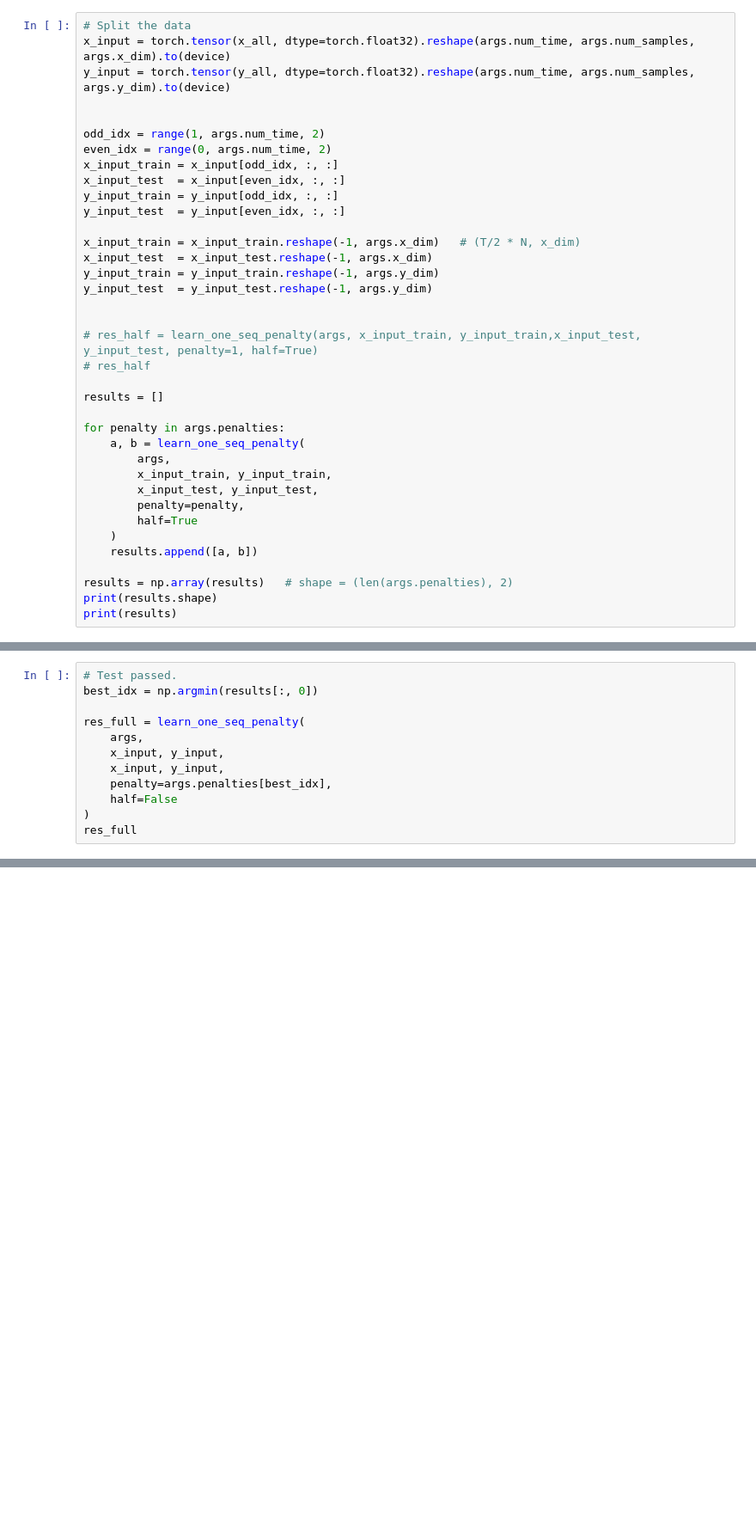
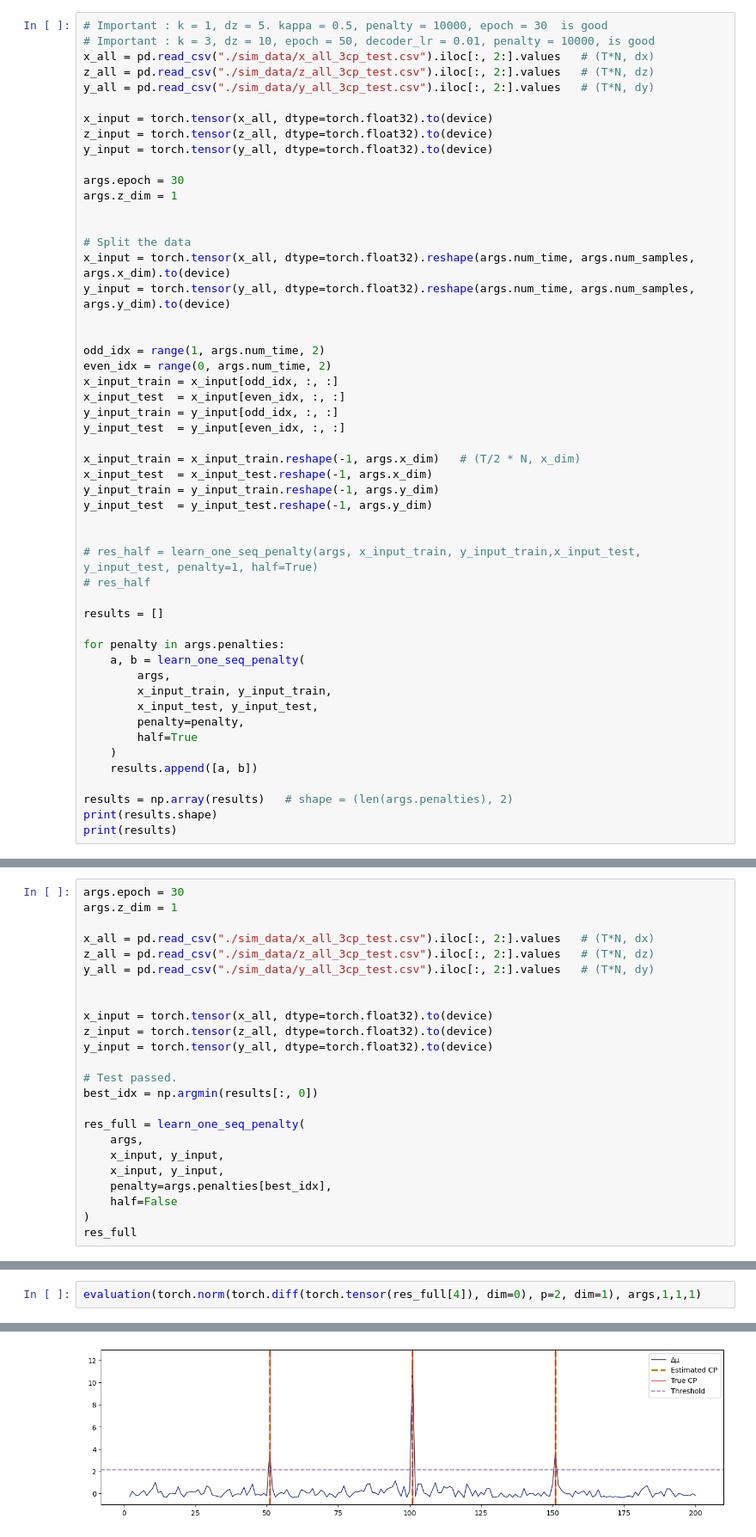
Before and after one commit to allenkei/CPD_FlowCytometry, a Jupyter notebook: step_by_step.ipynb, the cells around one changed output, grey strips where cells are left out. Shown at 86% size. Drawn from its saved outputs; the diff is of its cells as text; blank space fills up the shorter version.

```diff
--- a/step_by_step.ipynb
+++ b/step_by_step.ipynb
@@ -490,4 +558,18 @@ args.z_dim = 1
 # %%
+# Important : k = 1, dz = 5. kappa = 0.5, penalty = 10000, epoch = 30  is good
+# Important : k = 3, dz = 10, epoch = 50, decoder_lr = 0.01, penalty = 10000, is good
+x_all = pd.read_csv("./sim_data/x_all_3cp_test.csv").iloc[:, 2:].values   # (T*N, dx)
+z_all = pd.read_csv("./sim_data/z_all_3cp_test.csv").iloc[:, 2:].values   # (T*N, dz)
+y_all = pd.read_csv("./sim_data/y_all_3cp_test.csv").iloc[:, 2:].values   # (T*N, dy)
+
+x_input = torch.tensor(x_all, dtype=torch.float32).to(device)
+z_input = torch.tensor(z_all, dtype=torch.float32).to(device)
+y_input = torch.tensor(y_all, dtype=torch.float32).to(device)
+
+args.epoch = 30
+args.z_dim = 1
+
+
 # Split the data
 x_input = torch.tensor(x_all, dtype=torch.float32).reshape(args.num_time, args.num_samples, args.x_dim).to(device)
 y_input = torch.tensor(y_all, dtype=torch.float32).reshape(args.num_time, args.num_samples, args.y_dim).to(device)
@@ -646,4 +609,16 @@ y_input = torch.tensor(y_all, dtype=torch.float32).to(device)
 # %%
+args.epoch = 30
+args.z_dim = 1
+
+x_all = pd.read_csv("./sim_data/x_all_3cp_test.csv").iloc[:, 2:].values   # (T*N, dx)
+z_all = pd.read_csv("./sim_data/z_all_3cp_test.csv").iloc[:, 2:].values   # (T*N, dz)
+y_all = pd.read_csv("./sim_data/y_all_3cp_test.csv").iloc[:, 2:].values   # (T*N, dy)
+
+
+x_input = torch.tensor(x_all, dtype=torch.float32).to(device)
+z_input = torch.tensor(z_all, dtype=torch.float32).to(device)
+y_input = torch.tensor(y_all, dtype=torch.float32).to(device)
+
 # Test passed.
 best_idx = np.argmin(results[:, 0])
 
@@ -734,0 +633,3 @@ torch.Size([20000, 1])
+# %%
+evaluation(torch.norm(torch.diff(torch.tensor(res_full[4]), dim=0), p=2, dim=1), args,1,1,1)
+# %% [output]
@@ -734,0 +643 @@ torch.Size([20000, 1])
+[figure, added]
```
Also changed, not shown: parts of 8 cells of this notebook, 7 other files.
